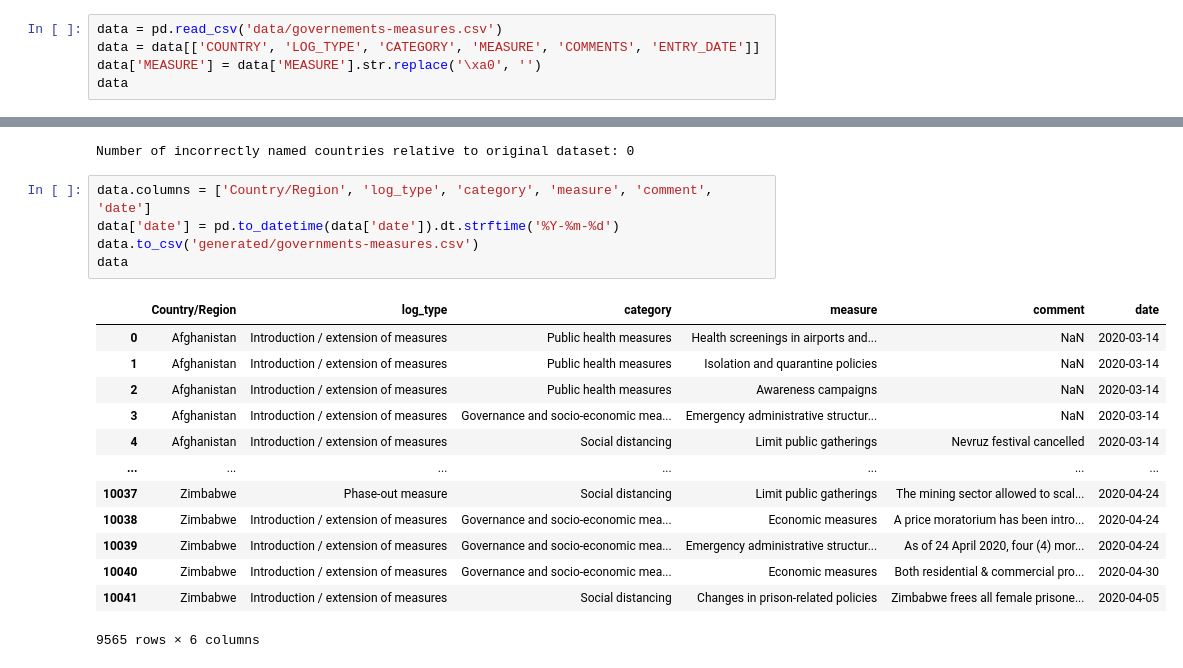
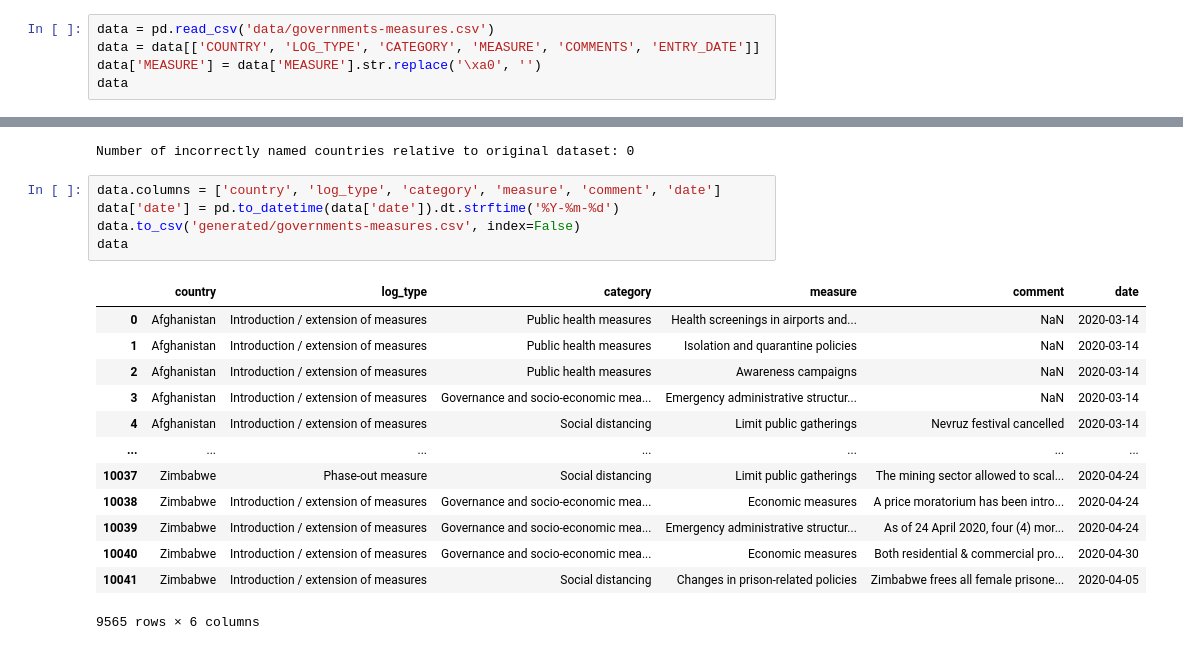
Before and after one commit to com-480-data-visualization/com-480-project-corona-cocos, a Jupyter notebook: Measures-exploration.ipynb, the cells around one changed output, grey strips where cells are left out. Drawn from its saved outputs; the diff is of its cells as text.

Commit message:
save for measures

```diff
--- a/Measures-exploration.ipynb
+++ b/Measures-exploration.ipynb
@@ -6,7 +9,7 @@ pd.options.display.max_columns = 100
 pd.options.display.max_rows = 150
 pd.max_colwidth = None
 # %%
-data = pd.read_csv('data/governements-measures.csv')
+data = pd.read_csv('data/governments-measures.csv')
 data = data[['COUNTRY', 'LOG_TYPE', 'CATEGORY', 'MEASURE', 'COMMENTS', 'ENTRY_DATE']]
 data['MEASURE'] = data['MEASURE'].str.replace('\xa0', '')
 data
@@ -57,12 +60,12 @@ print('Number of incorrectly named countries relative to original dataset:', num
 # %% [output]
 Number of incorrectly named countries relative to original dataset: 0
 # %%
-data.columns = ['Country/Region', 'log_type', 'category', 'measure', 'comment', 'date']
+data.columns = ['country', 'log_type', 'category', 'measure', 'comment', 'date']
 data['date'] = pd.to_datetime(data['date']).dt.strftime('%Y-%m-%d')
-data.to_csv('generated/governments-measures.csv')
+data.to_csv('generated/governments-measures.csv', index=False)
 data
 # %% [output]
-|  | Country/Region | log_type | category | measure | comment | date |
+|  | country | log_type | category | measure | comment | date |
 | 0 | Afghanistan | Introduction / extension of measures | Public health measures | Health screenings in airports and... | NaN | 2020-03-14 |
 | 1 | Afghanistan | Introduction / extension of measures | Public health measures | Isolation and quarantine policies | NaN | 2020-03-14 |
 | 2 | Afghanistan | Introduction / extension of measures | Public health measures | Awareness campaigns | NaN | 2020-03-14 |
```
Also changed, not shown: parts of 2 cells of this notebook, 4 other files.
